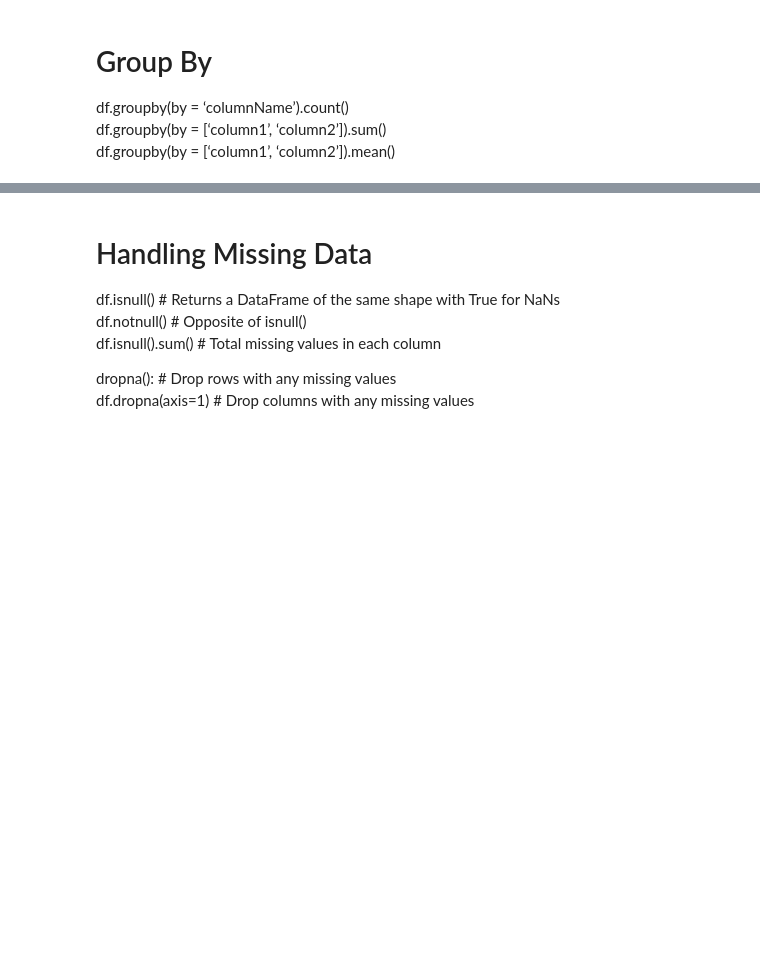
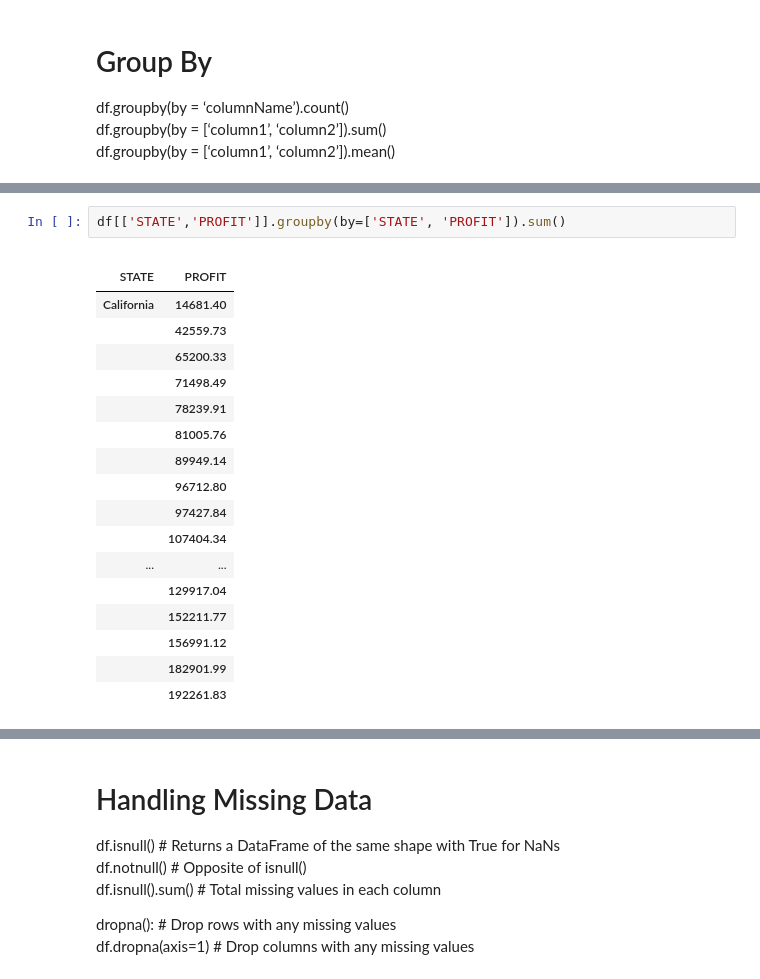
Before and after one commit to SachinGunjal001/Python-for-Machine-Learning, a Jupyter notebook: DataFrame_Pandas.ipynb, the cells around one changed output, grey strips where cells are left out. Drawn from its saved outputs; the diff is of its cells as text; blank space fills up the shorter version.

```diff
--- a/DataFrame_Pandas.ipynb
+++ b/DataFrame_Pandas.ipynb
@@ -507,0 +519,21 @@ df.groupby(by = [‘column1’, ‘column2’]).mean()<br>
+# %%
+df[['STATE','PROFIT']].groupby(by=['STATE', 'PROFIT']).sum()
+# %% [output]
+|  |  |
+| STATE | PROFIT |
+| California | 14681.40 |
+|  | 42559.73 |
+|  | 65200.33 |
+|  | 71498.49 |
+|  | 78239.91 |
+|  | 81005.76 |
+|  | 89949.14 |
+|  | 96712.80 |
+|  | 97427.84 |
+|  | 107404.34 |
+| ... | ... |
+|  | 129917.04 |
+|  | 152211.77 |
+|  | 156991.12 |
+|  | 182901.99 |
+|  | 192261.83 |
```
Also changed, not shown: parts of 10 cells of this notebook.
